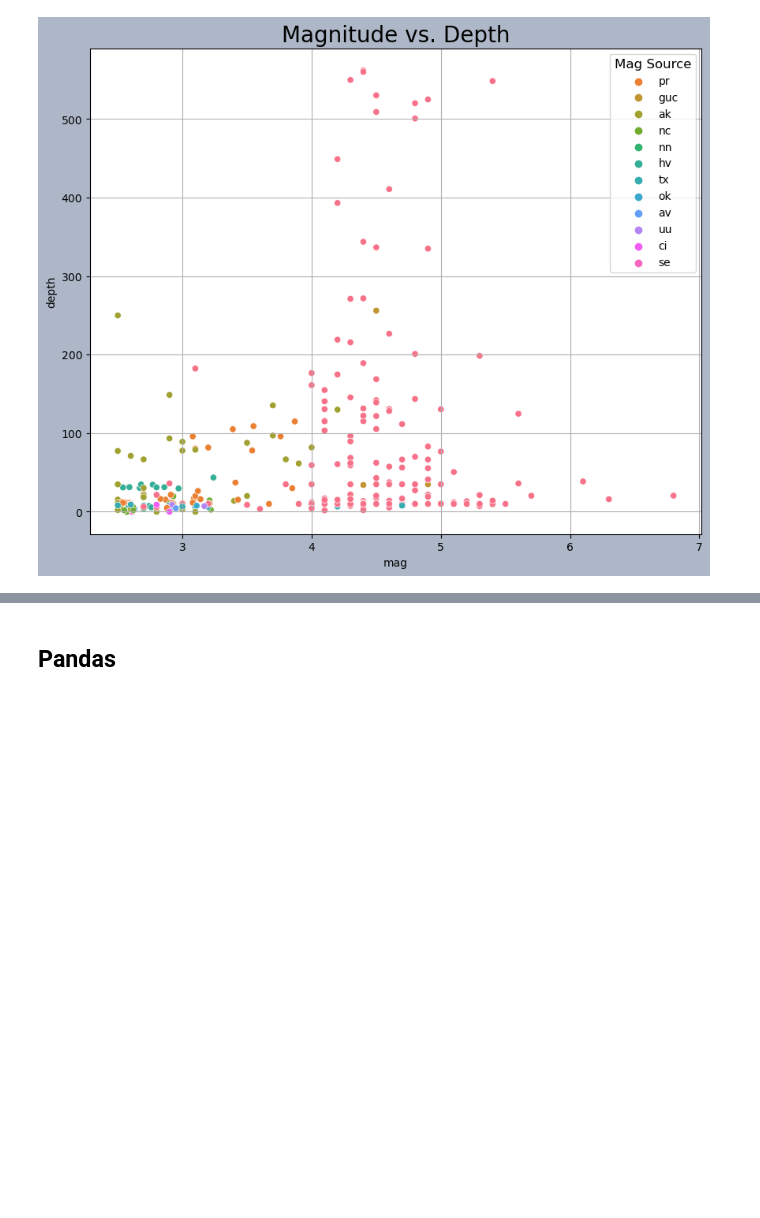
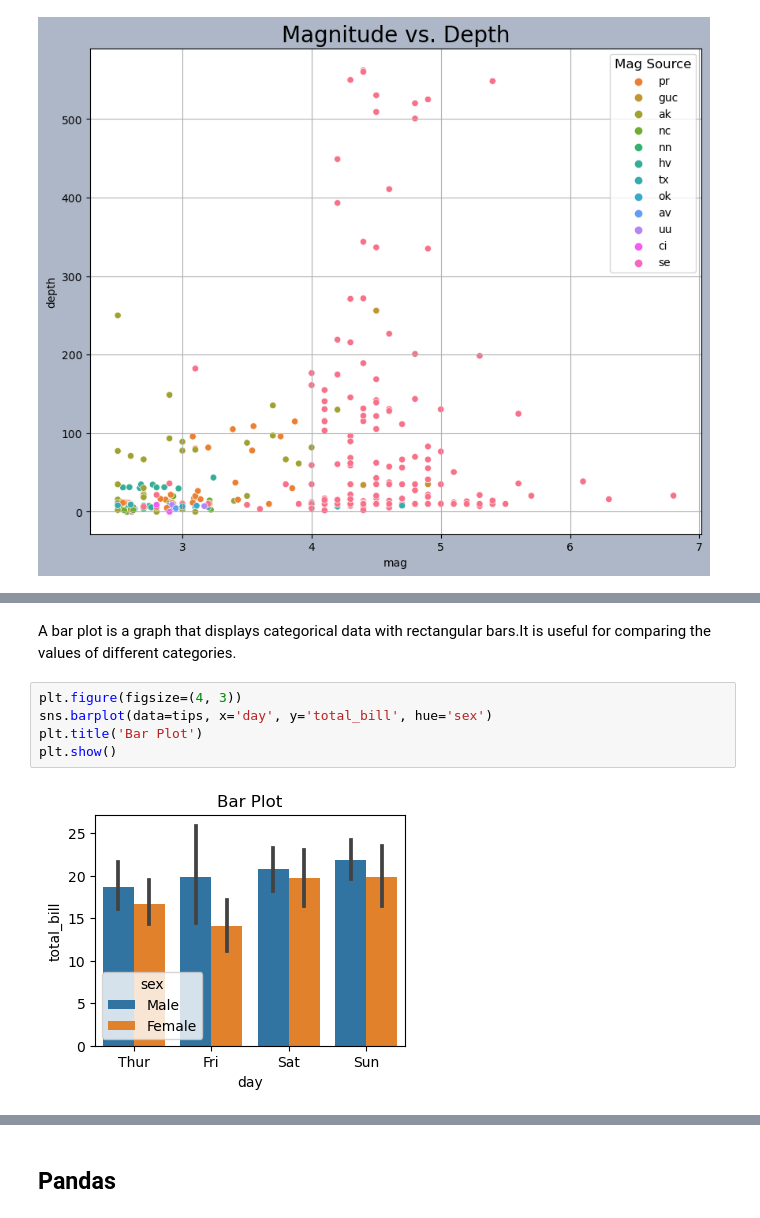
Before and after one commit to mfbenitezp/PY4SA_Course, a Jupyter notebook: Python_DataViz.ipynb, the cells around one changed output, grey strips where cells are left out. Saved outputs shown, nothing was run; the diff lists cells and outputs as text; blank space fills up the shorter version.

```diff
--- a/Python_DataViz.ipynb
+++ b/Python_DataViz.ipynb
@@ -248,0 +309,9 @@ plt.show(fig)
+# %% [markdown]
+A bar plot is a graph that displays categorical data with rectangular bars.It is useful for comparing the values of different categories.
+# %%
+plt.figure(figsize=(4, 3))
+sns.barplot(data=tips, x='day', y='total_bill', hue='sex')
+plt.title('Bar Plot')
+plt.show()
+# %% [output]
+[figure, added]
```
Also changed, not shown: parts of 22 cells of this notebook, 31 other files.
